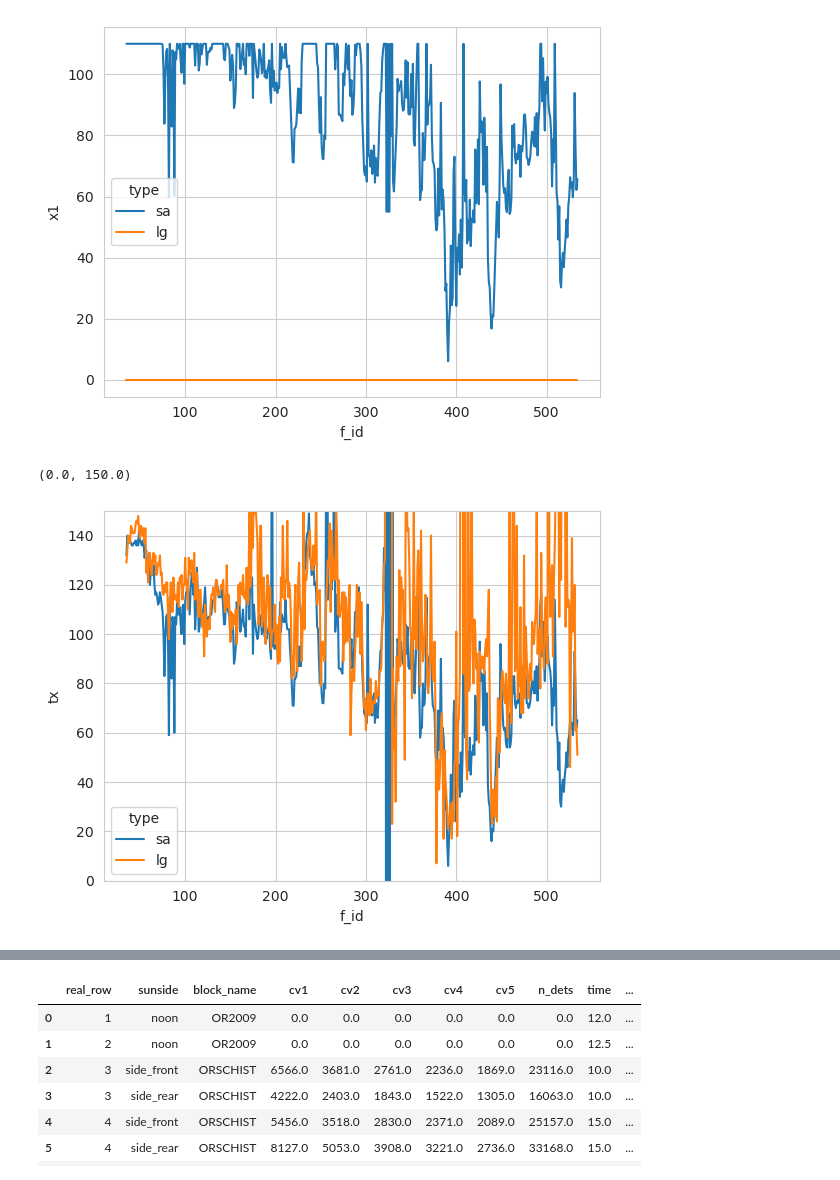
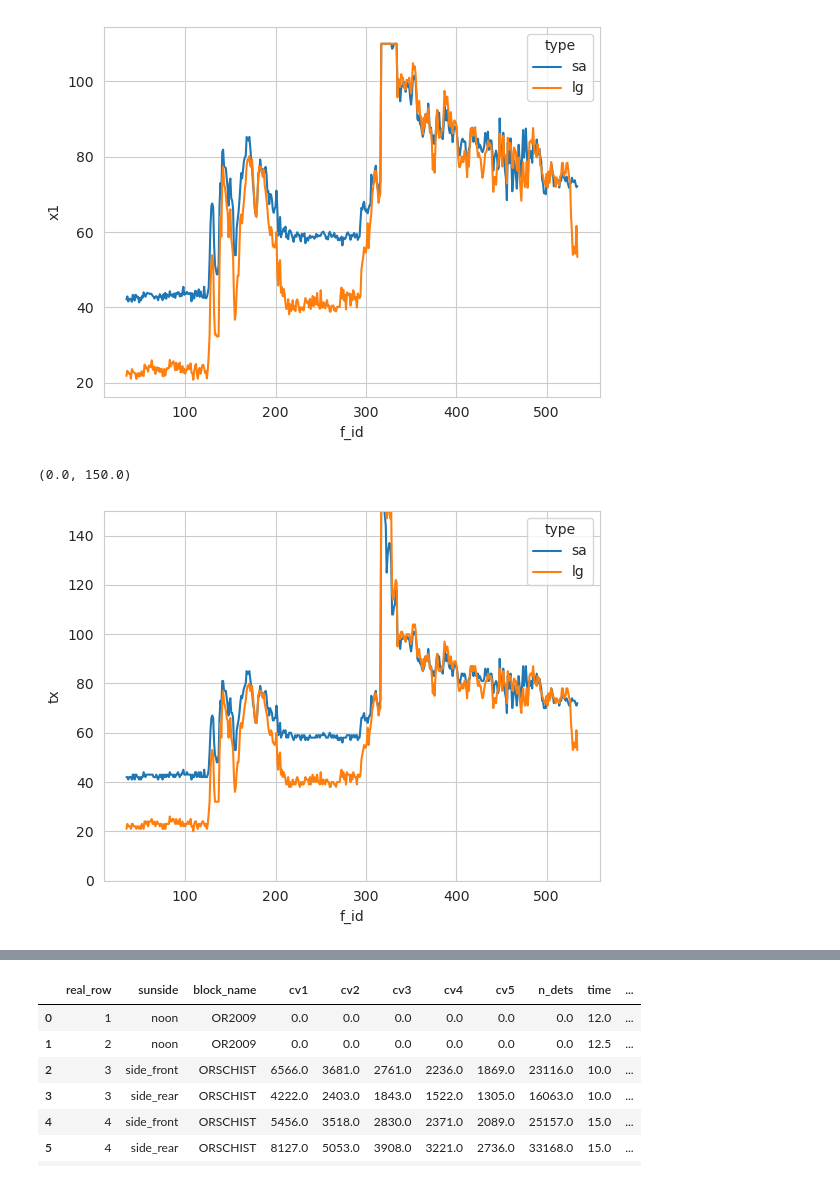
Before and after one commit to FruitSpec/fsCounter, a Jupyter notebook: vision/tools/jupyter_notebooks/Motcha_analysis 23AUG23.ipynb, the cells around one changed output, grey strips where cells are left out. Cells and saved outputs as stored; diff of their text form; code cells hidden in the pictures.

```diff
--- a/vision/tools/jupyter_notebooks/Motcha_analysis 23AUG23.ipynb
+++ b/vision/tools/jupyter_notebooks/Motcha_analysis 23AUG23.ipynb
@@ -1,13 +1,13 @@
 # %%
-alinres = pd.read_csv("/media/fruitspec-lab/easystore/transloation_test/TEMP SSD_pre_S1/res.csv")
+alinres = pd.read_csv("/media/fruitspec-lab/easystore/transloation_test/TEMP SSD_pre_S5/res.csv")
 sns.lineplot(data = alinres, x = "f_id", y = "x1", hue = "type")
 plt.show()
 sns.lineplot(data = alinres, x = "f_id", y = "tx", hue = "type")
 plt.ylim(0,150)
 # %% [output]
-[figure, old version]
+[figure, new version]
 (0.0, 150.0)
-[figure, old version]
+[figure, new version]
 # %%
 import os
 os.chdir(r'/home/fruitspec-lab/FruitSpec/Code/roi/fsCounter')
```
Also changed, not shown: 10 other files.
